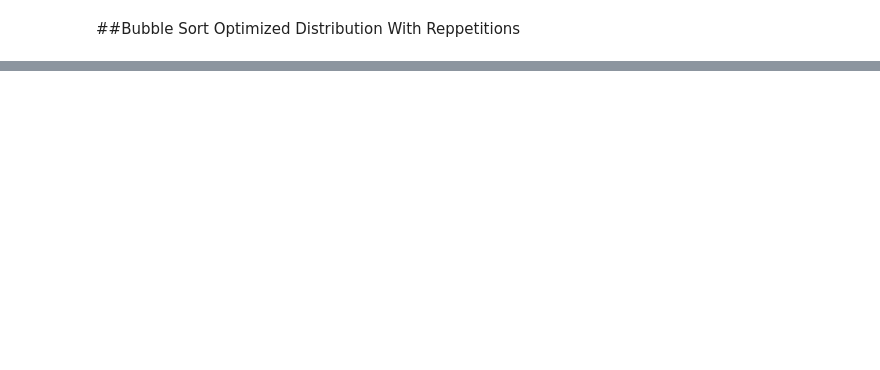
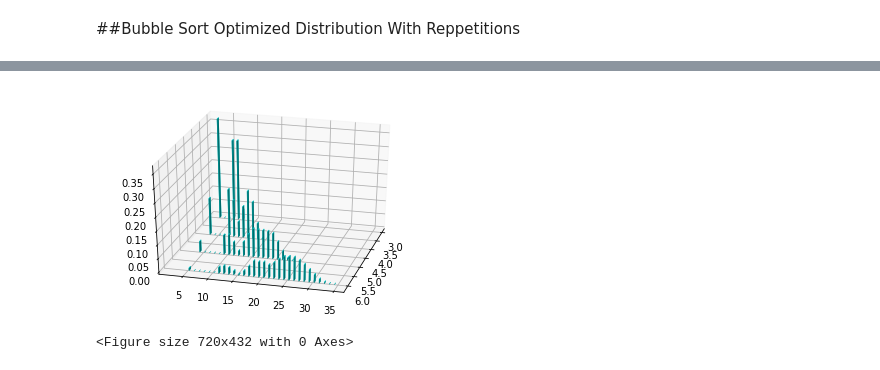
Before and after one commit to yybeltranr/AlgorithmsUN2021I, a Jupyter notebook: Lab9/BubbleSortOptDistributionWithRepGroup2.ipynb, the cells around one changed output, grey strips where cells are left out. Cells and saved outputs as stored; diff of their text form; code cells hidden in the pictures; blank space fills up the shorter version.

```diff
--- a/Lab9/BubbleSortOptDistributionWithRepGroup2.ipynb
+++ b/Lab9/BubbleSortOptDistributionWithRepGroup2.ipynb
@@ -86,0 +88,45 @@ plt.show()
+# %%
+from itertools import product
+import numpy as np
+import matplotlib.pyplot as plt
+from mpl_toolkits.mplot3d import Axes3D
+import random
+
+fig = plt.figure()
+ax = plt.axes(projection="3d")
+
+k = 3
+n = 9
+
+x = []
+y = []
+z = []
+dx = []
+dy = []
+dz = []
+
+for n in np.arange(3, n - k + 1, 1):
+   A = range(n)
+   times = []
+
+   for P in product(A, repeat=n):
+       t = bubbleSort(list(P))
+       times.append(t)
+
+   b = np.array(range(min(times) - 1, max(times) + 1)) + 0.5
+   H = np.array(np.histogram(times, b))
+   H[0] = H[0] / np.sum(H[0])
+   for i in range(len(H[0])):
+     x.append(n)
+     y.append(H[1][i])
+     z.append(0)
+     dx.append(0.1)
+     dy.append(0.1)
+     dz.append(H[0][i])
+
+ax.view_init(30, 15)
+ax.bar3d(x, y, z, dx, dy, dz, color='aqua', zsort='average')
+plt.show()
+# %% [output]
+[figure, added]
+<Figure size 720x432 with 0 Axes>
```
Also changed, not shown: parts of 6 cells of this notebook, 1 other file.
